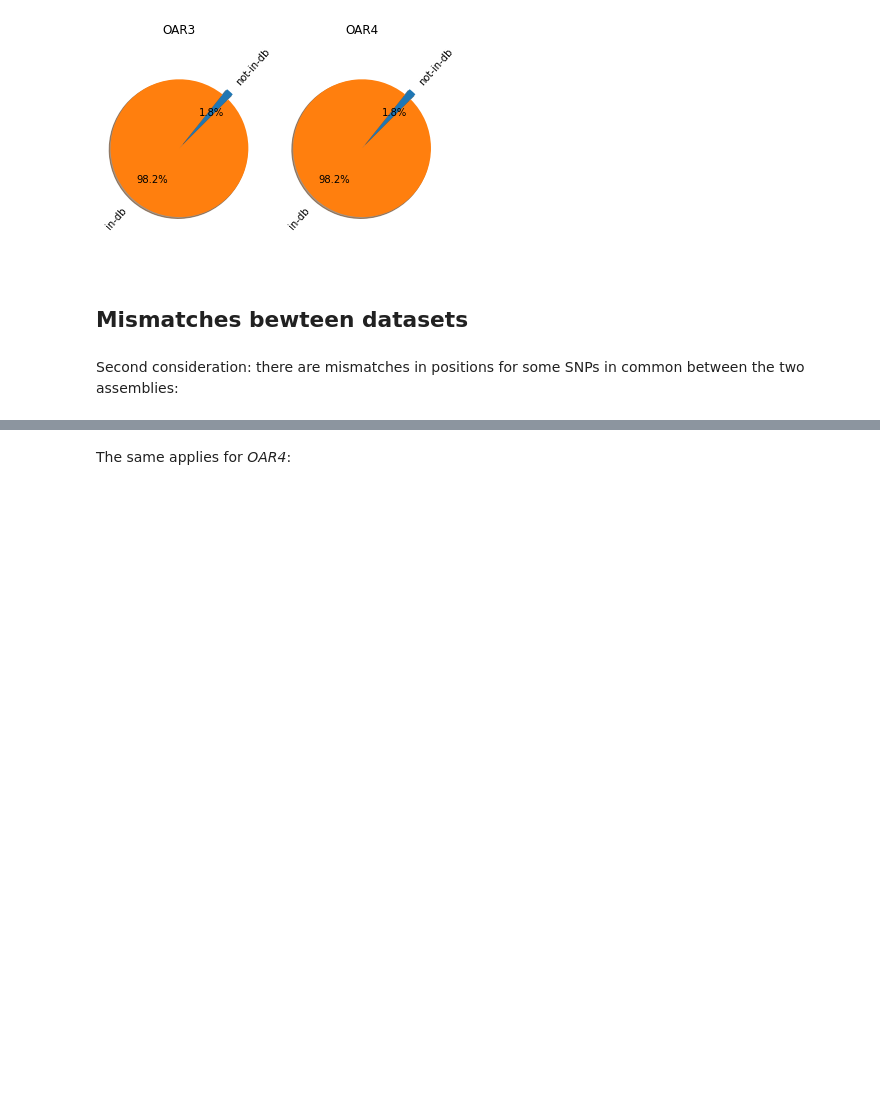
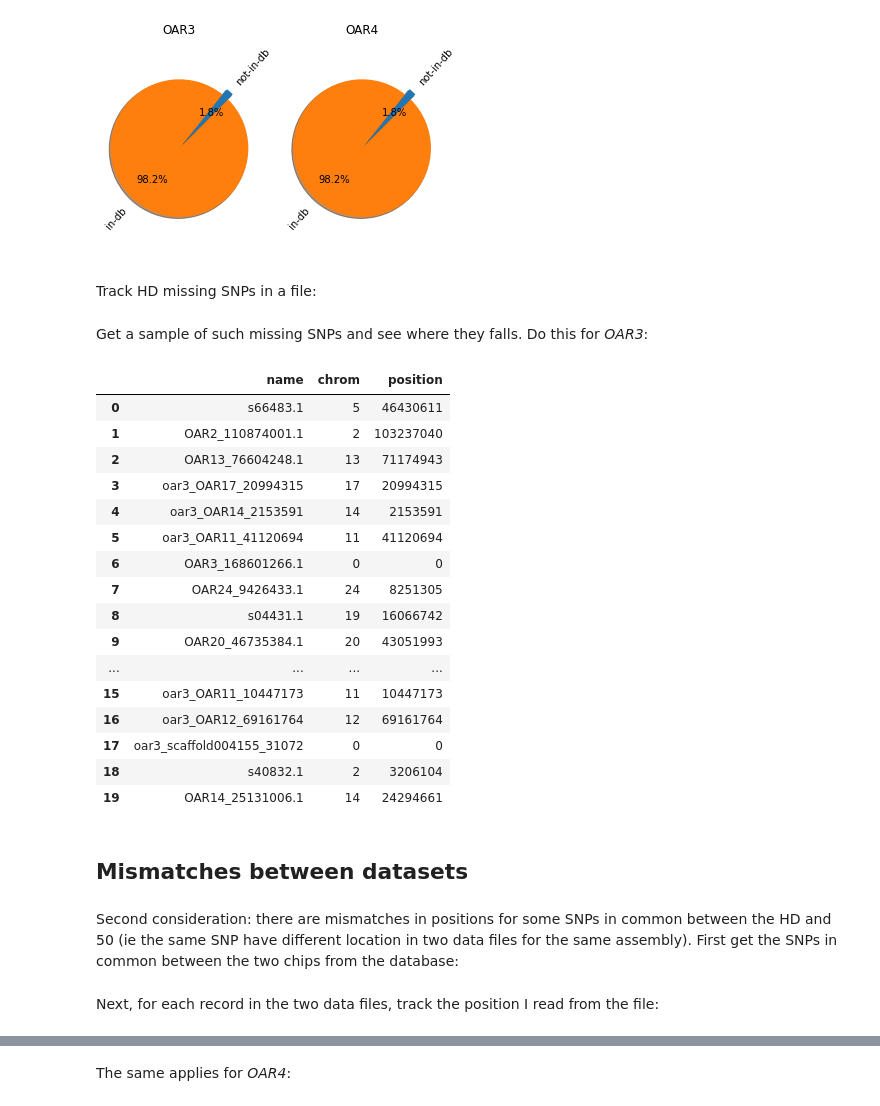
Before and after one commit to cnr-ibba/SMARTER-database, a Jupyter notebook: notebooks/exploratory/0.15.1-bunop-about_sheep_coordinates.ipynb, the cells around one changed output, grey strips where cells are left out. Cells and saved outputs as stored; diff of their text form; code cells hidden in the pictures; blank space fills up the shorter version.

```diff
--- a/notebooks/exploratory/0.15.1-bunop-about_sheep_coordinates.ipynb
+++ b/notebooks/exploratory/0.15.1-bunop-about_sheep_coordinates.ipynb
@@ -110,9 +234,74 @@ ax2.set_title("OAR4")
 plt.show()
 # %% [output]
 [figure]
+# %% [markdown]
+Track HD missing SNPs in a file:
+# %%
+missingHD_oar3 = snpHD_in_db.difference(snpHD_oar3_isgc)
+
+with open(result_dir / "isgc-HD-missing_snps-oar3.csv", "w") as handle:
+    writer = csv.writer(handle, delimiter=",", lineterminator="\n")
+    header = ["name", "smarter_chr", "smarter_pos"]
+    writer.writerow(header)
+
+    for name in missingHD_oar3:
+        variant = VariantSheep.objects(name=name).fields(pk=0, rs_id=1, name=1, elemMatch__locations=OAR3._asdict()).get()
+        location = variant.locations[0]
+        line = [name, location.chrom, location.position]
+        writer.writerow(line)
+
+# do the same for OAR4
+missingHD_oar4 = snpHD_in_db.difference(snpHD_oar4_isgc)
+
+with open(result_dir / "isgc-HD-missing_snps-oar4.csv", "w") as handle:
+    writer = csv.writer(handle, delimiter=",", lineterminator="\n")
+    header = ["name", "smarter_chr", "smarter_pos"]
+    writer.writerow(header)
+
+    for name in missingHD_oar4:
+        variant = VariantSheep.objects(name=name).fields(pk=0, rs_id=1, name=1, elemMatch__locations=OAR4._asdict()).get()
+        location = variant.locations[0]
+        line = [name, location.chrom, location.position]
+        writer.writerow(line)
+# %% [markdown]
+Get a sample of such missing SNPs and see where they falls. Do this for *OAR3*:
+# %%
+random.seed(a=42, version=2)
+selectedHD_oar3 = random.sample(sorted(list(missingHD_oar3)), 20)
+
+data = defaultdict(list)
+
+for name in selectedHD_oar3:
+    variant = VariantSheep.objects(name=name).fields(pk=0, rs_id=1, name=1, elemMatch__locations=OAR3._asdict()).get()
+    location = variant.locations[0]
+
+    data["name"].append(variant.name)
+    data["chrom"].append(location.chrom)
+    data["position"].append(location.position)
+
+pandas.DataFrame.from_dict(data)
+# %% [output]
+|  | name | chrom | position |
+| 0 | s66483.1 | 5 | 46430611 |
+| 1 | OAR2_110874001.1 | 2 | 103237040 |
+| 2 | OAR13_76604248.1 | 13 | 71174943 |
+| 3 | oar3_OAR17_20994315 | 17 | 20994315 |
+| 4 | oar3_OAR14_2153591 | 14 | 2153591 |
+| 5 | oar3_OAR11_41120694 | 11 | 41120694 |
+| 6 | OAR3_168601266.1 | 0 | 0 |
+| 7 | OAR24_9426433.1 | 24 | 8251305 |
+| 8 | s04431.1 | 19 | 16066742 |
+| 9 | OAR20_46735384.1 | 20 | 43051993 |
+| ... | ... | ... | ... |
+| 15 | oar3_OAR11_10447173 | 11 | 10447173 |
+| 16 | oar3_OAR12_69161764 | 12 | 69161764 |
+| 17 | oar3_scaffold004155_31072 | 0 | 0 |
+| 18 | s40832.1 | 2 | 3206104 |
+| 19 | OAR14_25131006.1 | 14 | 24294661 |
 # %% [markdown]
-## Mismatches bewteen datasets
+<a id='mismatches-between-datasets'></a>
+## Mismatches between datasets
 # %% [markdown]
-Second consideration: there are mismatches in positions for some SNPs in common between the two assemblies:
+Second consideration: there are mismatches in positions for some SNPs in common between the HD and 50 (ie the same SNP have different location in two data files for the same assembly). First get the SNPs in common between the two chips from the database:
 # %%
 # track all the snps in common between the two illumina chips
@@ -130,0 +311,2 @@ for record in process_coordinates(ovine_snpHD_oar3):
+# %% [markdown]
+Next, for each record in the two data files, track the position I read from the file:
```
Also changed, not shown: parts of 18 cells of this notebook.
